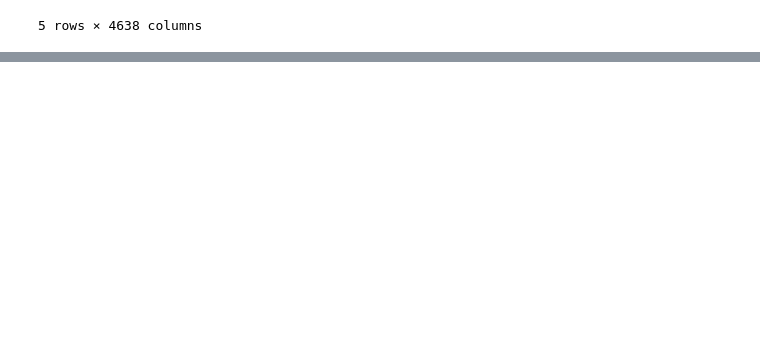
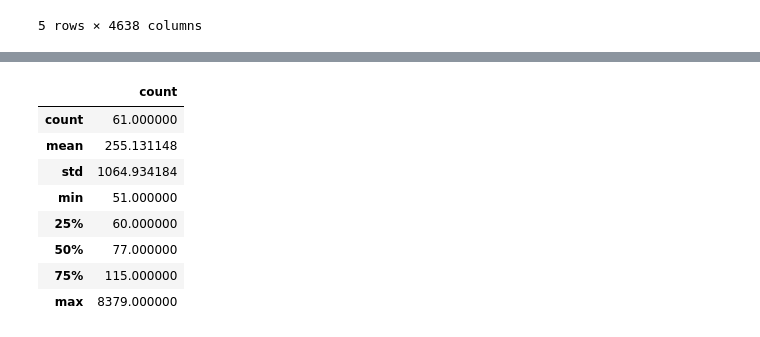
Before and after one commit to bangkit-kaidah/machine-learning, a Jupyter notebook: Train - Preprocessing.ipynb, the cells around one changed output, grey strips where cells are left out. Saved outputs shown, nothing was run; the diff lists cells and outputs as text; code cells hidden in the pictures; blank space fills up the shorter version.

```diff
--- a/Train - Preprocessing.ipynb
+++ b/Train - Preprocessing.ipynb
@@ -323,0 +254,14 @@ cleaned_df['title'] = cleaned_df['title'].apply(stemming)
+# %%
+# count the number of each label appear
+label_occur_df = count_label_occur(clustered_df)
+label_occur_df.describe()
+# %% [output]
+|  | count |
+| count | 61.000000 |
+| mean | 255.131148 |
+| std | 1064.934184 |
+| min | 51.000000 |
+| 25% | 60.000000 |
+| 50% | 77.000000 |
+| 75% | 115.000000 |
+| max | 8379.000000 |
```
Also changed, not shown: parts of 52 cells of this notebook.
